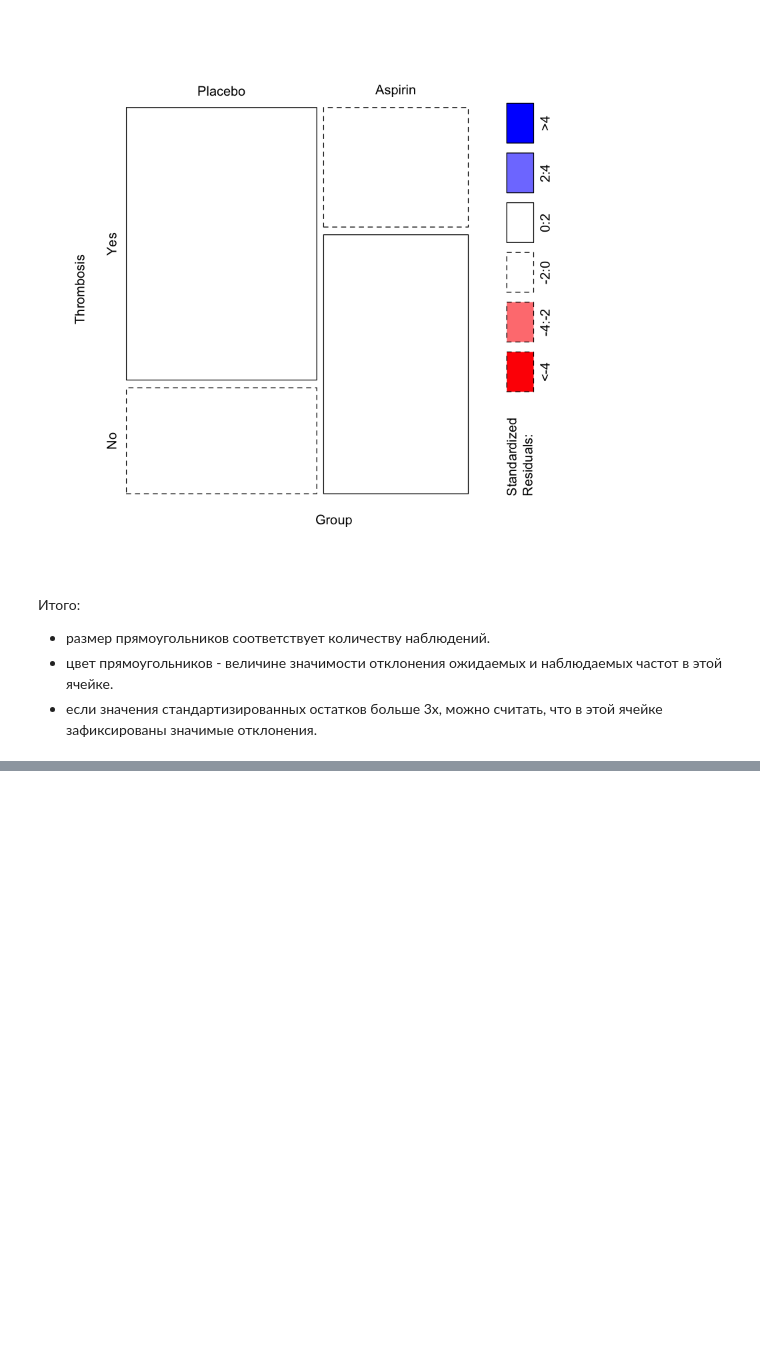
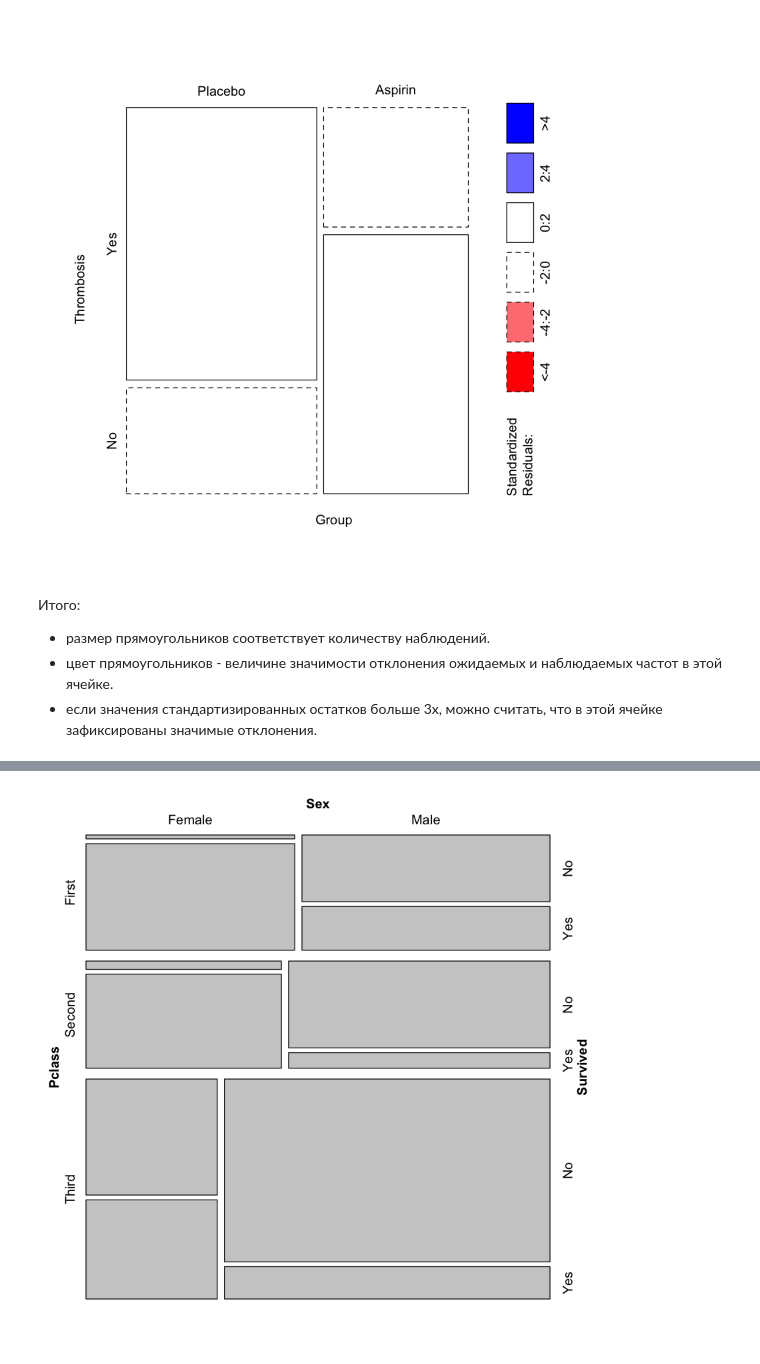
Before and after one commit to DmitrySerg/Statistics, a Jupyter notebook: Stepic/[R]Stepic_Statistics_part2.ipynb, the cells around one changed output, grey strips where cells are left out. Saved outputs shown, nothing was run; the diff lists cells and outputs as text; code cells hidden in the pictures; blank space fills up the shorter version.

```diff
--- a/Stepic/[R]Stepic_Statistics_part2.ipynb
+++ b/Stepic/[R]Stepic_Statistics_part2.ipynb
@@ -36,0 +71,9 @@ mosaicplot(patients, color=T, shade=T, ylab="Thrombosis", xlab="Group", cex.axis
+# %%
+# Считаем данные
+titanic <- read.csv("https://stepic.org/media/attachments/course/524/train.csv")
+titanic <- na.omit(titanic)
+glimpse(titanic)
+titanic <- mutate(titanic,
+                  Survived = factor(Survived, labels = c("No", "Yes")),
+                  Pclass = factor(Pclass, labels = c("First", "Second", "Third")),
+                  Sex = factor(Sex, labels = c("Female", "Male")))
@@ -36,0 +95,5 @@ mosaicplot(patients, color=T, shade=T, ylab="Thrombosis", xlab="Group", cex.axis
+# %%
+# Построим мозаичный график
+mosaic(~ Sex + Survived | Pclass, data=titanic)
+# %% [output]
+[figure, added]
```
Also changed, not shown: parts of 10 cells of this notebook, 2 other files.
